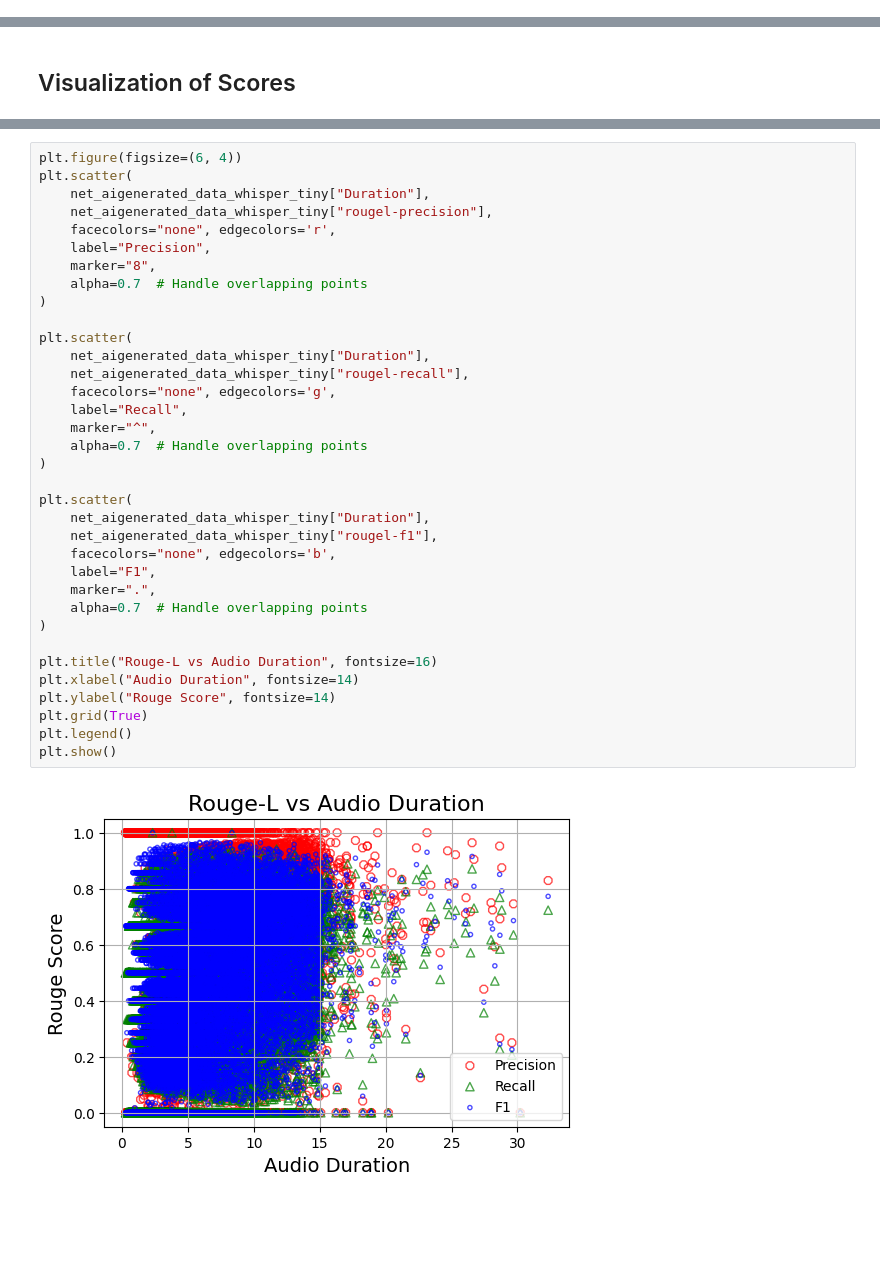
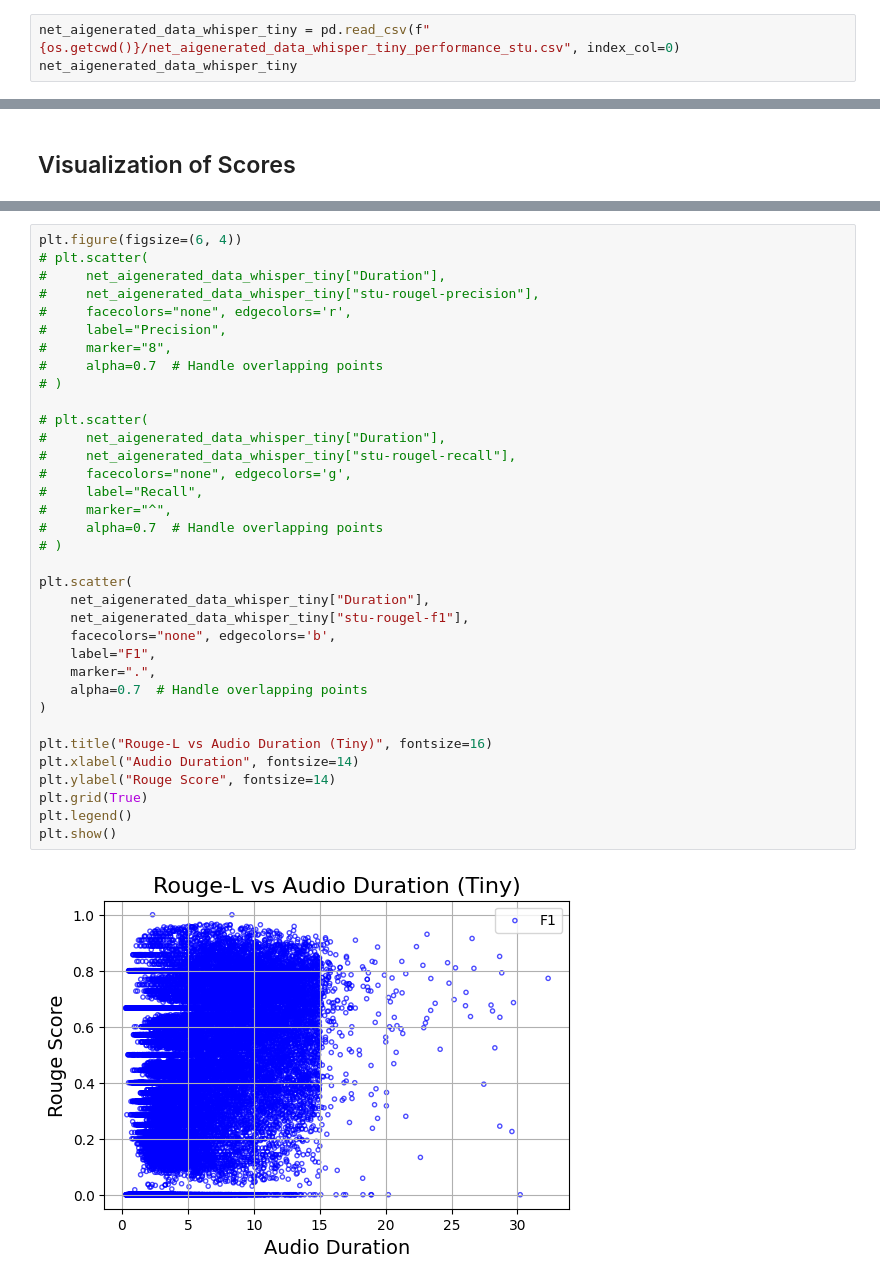
Before and after one commit to BU-Spark/ml-aimpower-stuttered-speech, a Jupyter notebook: fall2024/PoC/evaluation-whisper/whisper-len-eval.ipynb, the cells around one changed output, grey strips where cells are left out. Cells and saved outputs as stored; diff of their text form; blank space fills up the shorter version.

```diff
--- a/fall2024/PoC/evaluation-whisper/whisper-len-eval.ipynb
+++ b/fall2024/PoC/evaluation-whisper/whisper-len-eval.ipynb
@@ -354,0 +403,3 @@ net_aigenerated_data_whisper_tiny.to_csv('net_aigenerated_data_whisper_tiny_perf
+# %%
+net_aigenerated_data_whisper_tiny = pd.read_csv(f"{os.getcwd()}/net_aigenerated_data_whisper_tiny_performance_stu.csv", index_col=0)
+net_aigenerated_data_whisper_tiny
@@ -452,37 +522,37 @@ plt.show()
 # %%
 plt.figure(figsize=(6, 4))
-plt.scatter(
-    net_aigenerated_data_whisper_tiny["Duration"],
-    net_aigenerated_data_whisper_tiny["rougel-precision"],
-    facecolors="none", edgecolors='r',
-    label="Precision",
-    marker="8",
-    alpha=0.7  # Handle overlapping points
-)
+# plt.scatter(
+#     net_aigenerated_data_whisper_tiny["Duration"],
+#     net_aigenerated_data_whisper_tiny["stu-rougel-precision"],
+#     facecolors="none", edgecolors='r',
+#     label="Precision",
+#     marker="8",
+#     alpha=0.7  # Handle overlapping points
+# )
+
+# plt.scatter(
+#     net_aigenerated_data_whisper_tiny["Duration"],
+#     net_aigenerated_data_whisper_tiny["stu-rougel-recall"],
+#     facecolors="none", edgecolors='g',
+#     label="Recall",
+#     marker="^",
+#     alpha=0.7  # Handle overlapping points
+# )
 
 plt.scatter(
     net_aigenerated_data_whisper_tiny["Duration"],
-    net_aigenerated_data_whisper_tiny["rougel-recall"],
-    facecolors="none", edgecolors='g',
-    label="Recall",
-    marker="^",
-    alpha=0.7  # Handle overlapping points
-)
-
-plt.scatter(
-    net_aigenerated_data_whisper_tiny["Duration"],
-    net_aigenerated_data_whisper_tiny["rougel-f1"],
+    net_aigenerated_data_whisper_tiny["stu-rougel-f1"],
     facecolors="none", edgecolors='b',
     label="F1",
     marker=".",
     alpha=0.7  # Handle overlapping points
 )
 
-plt.title("Rouge-L vs Audio Duration", fontsize=16)
+plt.title("Rouge-L vs Audio Duration (Tiny)", fontsize=16)
 plt.xlabel("Audio Duration", fontsize=14)
 plt.ylabel("Rouge Score", fontsize=14)
 plt.grid(True)
 plt.legend()
 plt.show()
 # %% [output]
-[figure, old version]
+[figure, new version]
```
Also changed, not shown: parts of 28 cells of this notebook, 3 other files.
